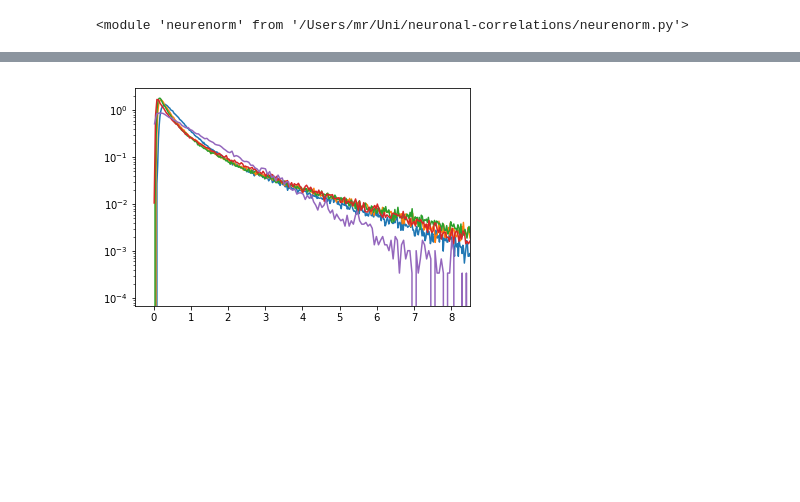
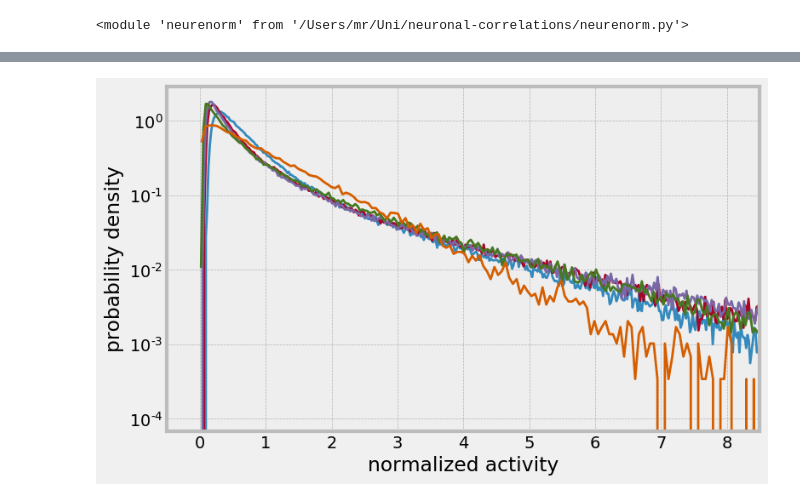
Before and after one commit to manuel-rhdt/neuronal-correlations, a Jupyter notebook: Notebook.ipynb, the cells around one changed output, grey strips where cells are left out. Drawn from its saved outputs; the diff is of its cells as text; code cells hidden in the pictures; blank space fills up the shorter version.

```diff
--- a/Notebook.ipynb
+++ b/Notebook.ipynb
@@ -1,6 +1,10 @@
 # %%
 import matplotlib.pyplot as plt
 import numpy as np
+
+plt.style.use('bmh')
+plt.rcParams["figure.figsize"] = (8,5)
+plt.rcParams["figure.dpi"] = 100
 # %%
 import neurenorm
 # %%
@@ -25,10 +32,12 @@ plt.show()
 # %%
 for subdata in rdata[::2]:
     x, y = neurenorm.make_histogram(subdata)
     plt.yscale('log')
     plt.xlim(-0.5,8.5)
     plt.plot(x, y)
+plt.ylabel('probability density')
+plt.xlabel('normalized activity')
 plt.show()
 # %% [output]
-[figure, old version]
+[figure, new version]
 # %%
```
Also changed, not shown: parts of 5 cells of this notebook, 6 other files.
